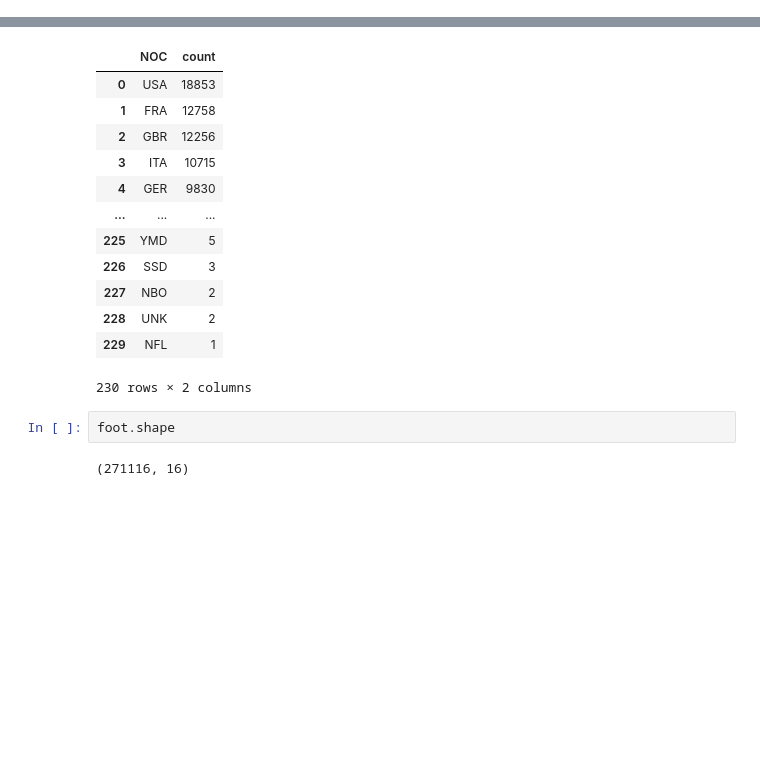
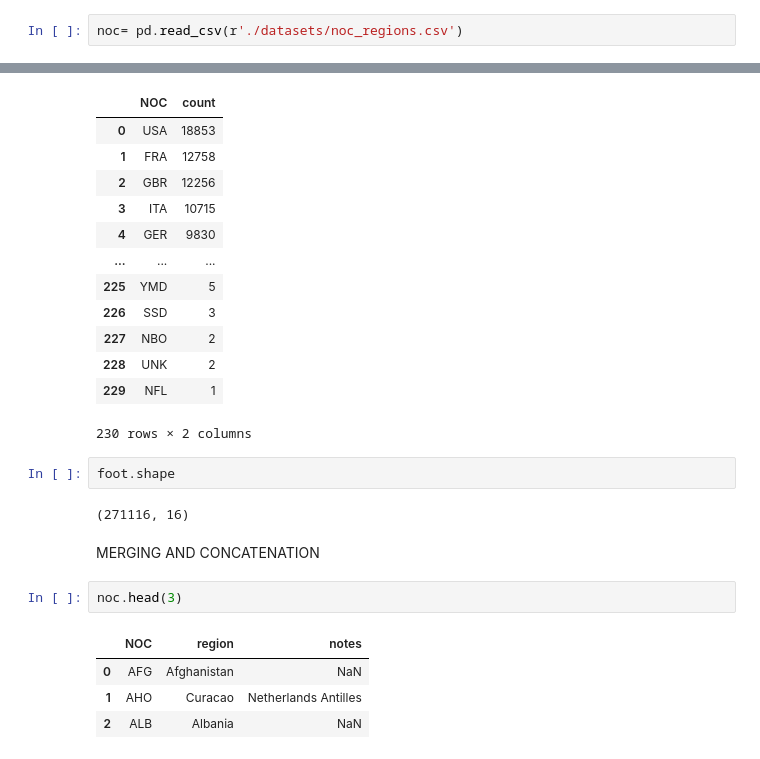
Before and after one commit to Ganesh20000/100_day_of_code, a Jupyter notebook: pandas/session20.ipynb, the cells around one changed output, grey strips where cells are left out. Cells and saved outputs as stored; diff of their text form; blank space fills up the shorter version.

Commit message:
merging joining & concat

```diff
--- a/pandas/session20.ipynb
+++ b/pandas/session20.ipynb
@@ -3,6 +3,8 @@ import pandas as pd
 import numpy as np
 # %%
 df= pd.read_csv(r'./datasets/athlete_events.csv')
+# %%
+noc= pd.read_csv(r'./datasets/noc_regions.csv')
 # %%
 df.head(3)
 # %% [output]
@@ -177,3 +179,12 @@ foot['NOC'].value_counts(ascending=0).reset_index()
 foot.shape
 # %% [output]
 (271116, 16)
+# %% [markdown]
+MERGING AND CONCATENATION
+# %%
+noc.head(3)
+# %% [output]
+|  | NOC | region | notes |
+| 0 | AFG | Afghanistan | NaN |
+| 1 | AHO | Curacao | Netherlands Antilles |
+| 2 | ALB | Albania | NaN |
```
Also changed, not shown: 8 other files.
